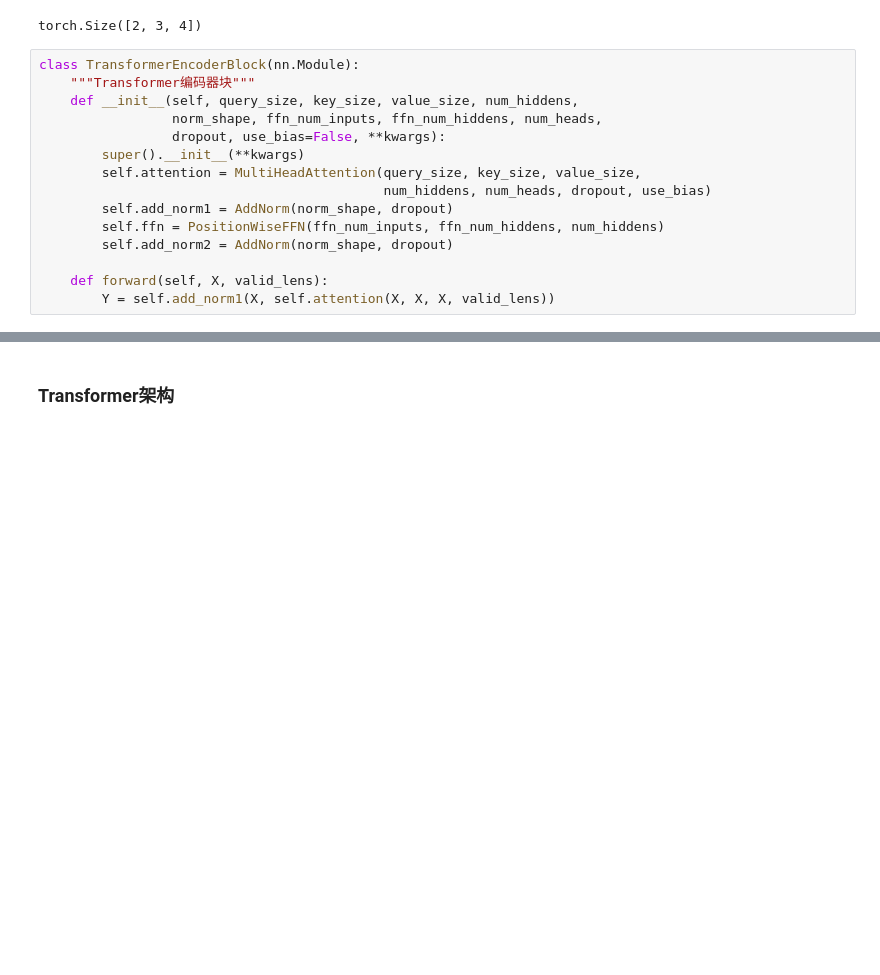
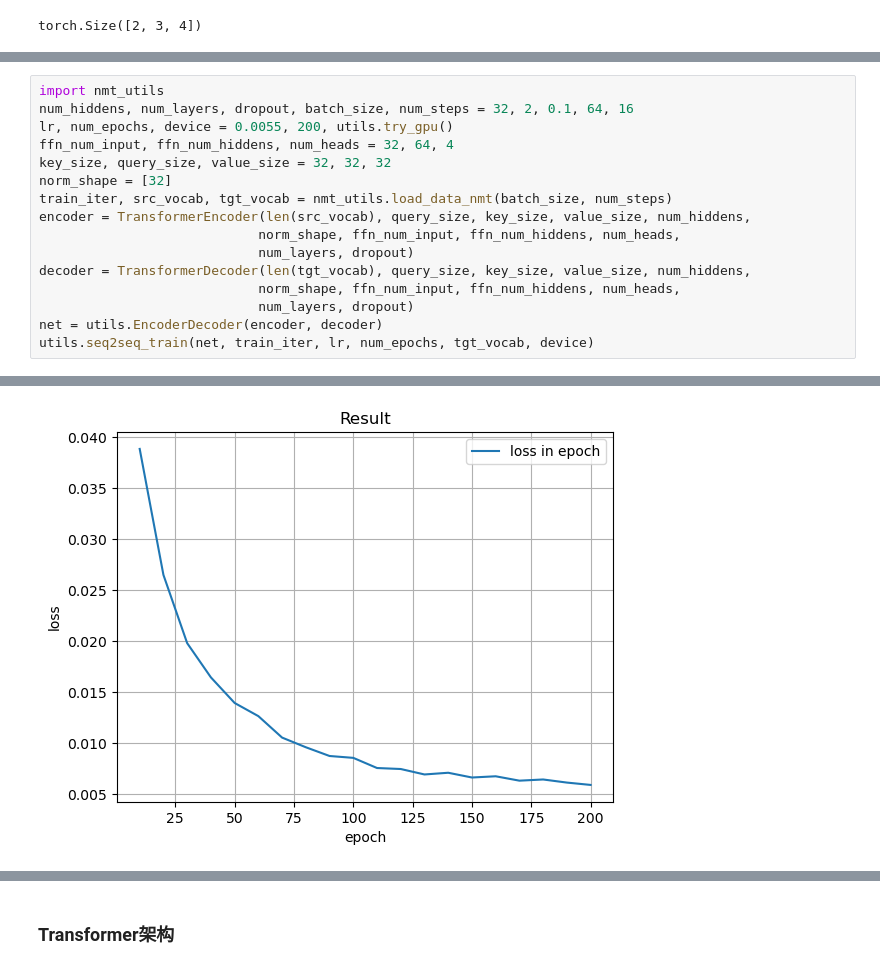
Before and after one commit to IrisXeK/DeepLearning, a Jupyter notebook: Attention Mechanism/Transformer.ipynb, the cells around one changed output, grey strips where cells are left out. Cells and saved outputs as stored; diff of their text form; blank space fills up the shorter version.

Commit message:
Implement Transformer

```diff
--- a/Attention Mechanism/Transformer.ipynb
+++ b/Attention Mechanism/Transformer.ipynb
@@ -51,18 +51,3 @@ layer norm: tensor([[-1.0000,  1.0000],
 batch norm: tensor([[-1.0000, -1.0000],
         [ 1.0000,  1.0000]], grad_fn=<NativeBatchNormBackward0>)
 torch.Size([2, 3, 4])
-# %%
-class TransformerEncoderBlock(nn.Module):
-    """Transformer编码器块"""
-    def __init__(self, query_size, key_size, value_size, num_hiddens,
-                 norm_shape, ffn_num_inputs, ffn_num_hiddens, num_heads,
-                 dropout, use_bias=False, **kwargs):
-        super().__init__(**kwargs)
-        self.attention = MultiHeadAttention(query_size, key_size, value_size,
-                                            num_hiddens, num_heads, dropout, use_bias)
-        self.add_norm1 = AddNorm(norm_shape, dropout)
-        self.ffn = PositionWiseFFN(ffn_num_inputs, ffn_num_hiddens, num_hiddens)
-        self.add_norm2 = AddNorm(norm_shape, dropout)
-
-    def forward(self, X, valid_lens):
-        Y = self.add_norm1(X, self.attention(X, X, X, valid_lens))
@@ -70,0 +214,17 @@ SyntaxError: expected ':' (2180656811.py, line 3)
+# %%
+import nmt_utils
+num_hiddens, num_layers, dropout, batch_size, num_steps = 32, 2, 0.1, 64, 16
+lr, num_epochs, device = 0.0055, 200, utils.try_gpu()
+ffn_num_input, ffn_num_hiddens, num_heads = 32, 64, 4
+key_size, query_size, value_size = 32, 32, 32
+norm_shape = [32]
+train_iter, src_vocab, tgt_vocab = nmt_utils.load_data_nmt(batch_size, num_steps)
+encoder = TransformerEncoder(len(src_vocab), query_size, key_size, value_size, num_hiddens,
+                            norm_shape, ffn_num_input, ffn_num_hiddens, num_heads,
+                            num_layers, dropout)
+decoder = TransformerDecoder(len(tgt_vocab), query_size, key_size, value_size, num_hiddens,
+                            norm_shape, ffn_num_input, ffn_num_hiddens, num_heads,
+                            num_layers, dropout)
+net = utils.EncoderDecoder(encoder, decoder)
+utils.seq2seq_train(net, train_iter, lr, num_epochs, tgt_vocab, device)
+# %% [output]
@@ -70,0 +248 @@ SyntaxError: expected ':' (2180656811.py, line 3)
+[figure, added]
```
Also changed, not shown: parts of 6 cells of this notebook, 3 other files.
